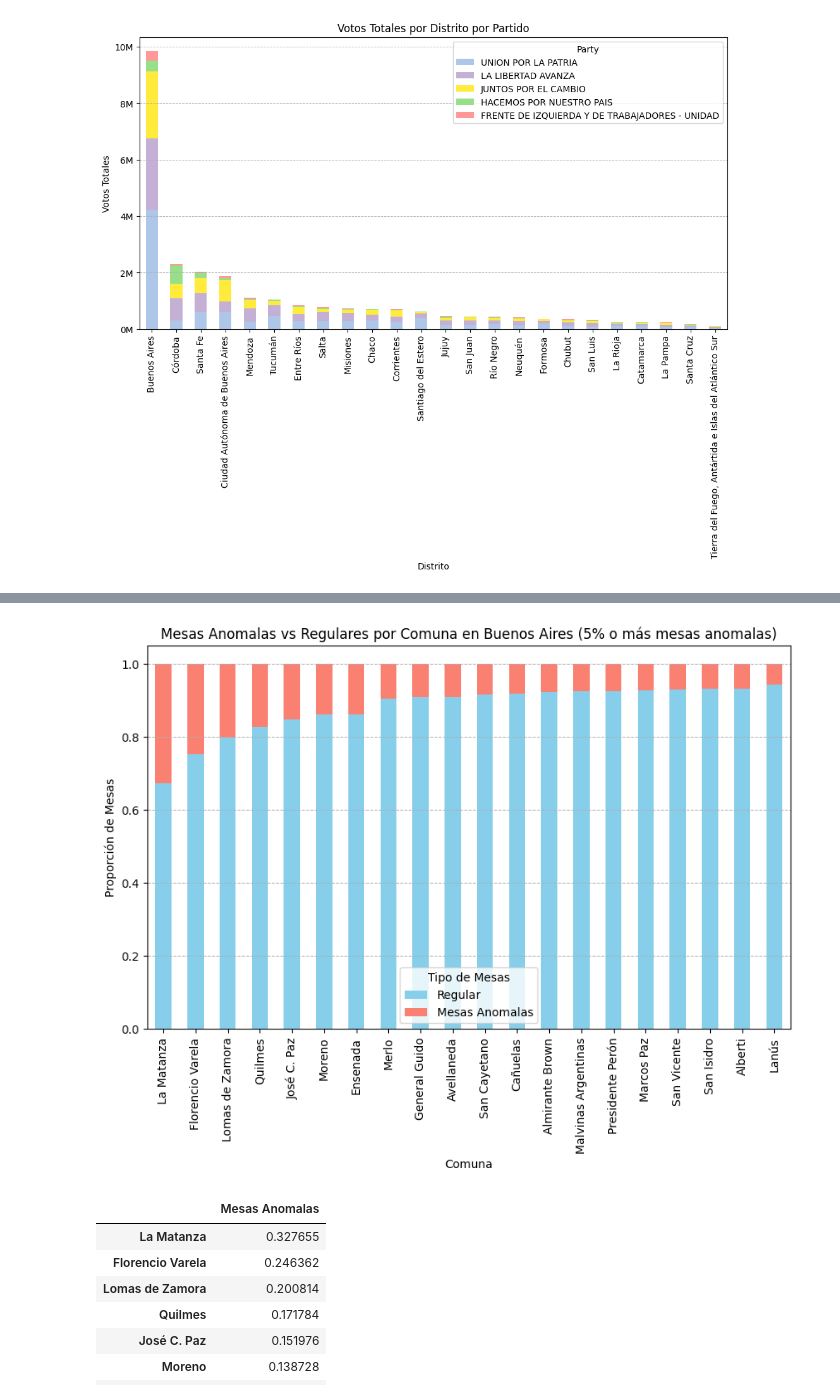
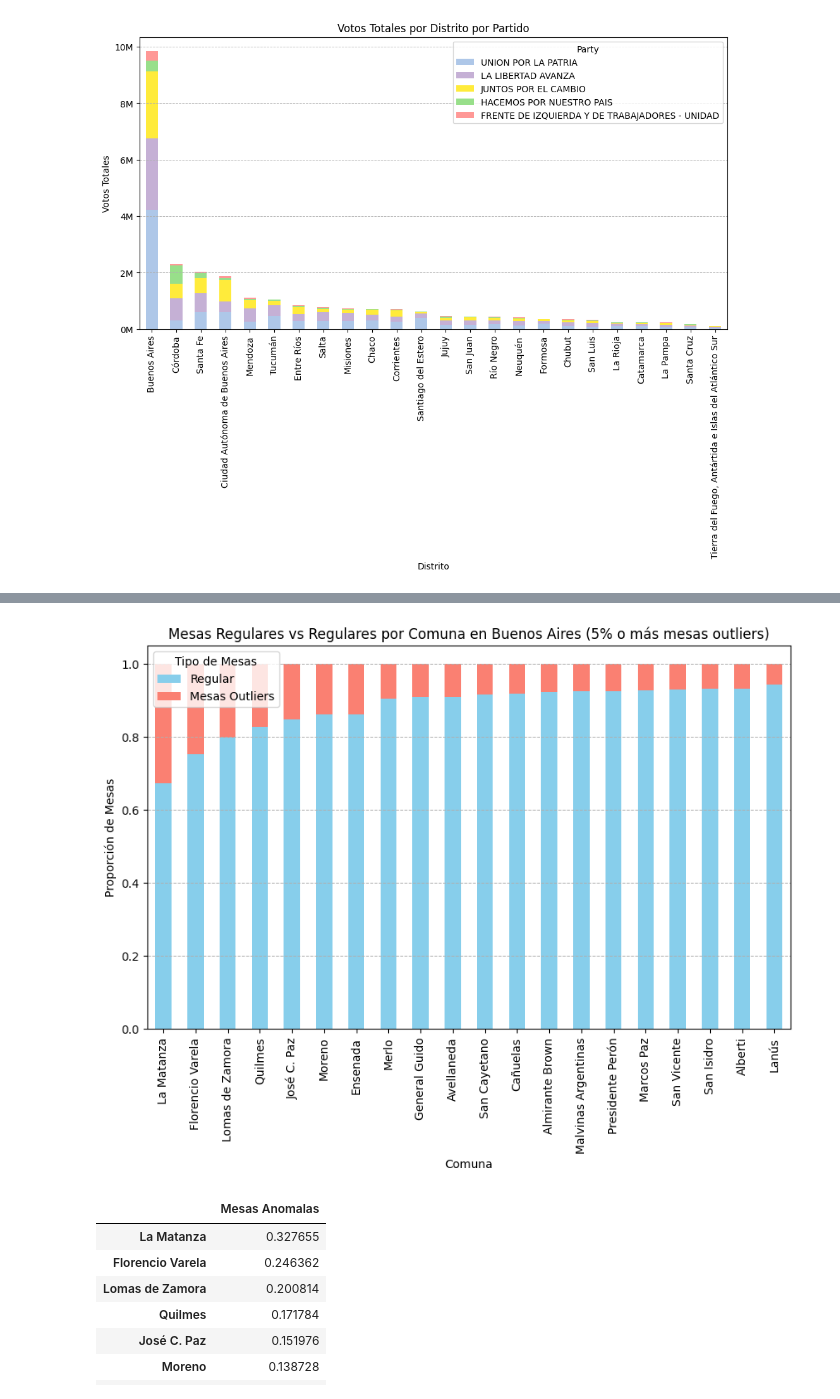
Before and after one commit to dgrandes/elecciones-arg-2023, a Jupyter notebook: Analisis-Elecciones.ipynb, the cells around one changed output, grey strips where cells are left out. Drawn from its saved outputs; the diff is of its cells as text; code cells hidden in the pictures.

```diff
--- a/Analisis-Elecciones.ipynb
+++ b/Analisis-Elecciones.ipynb
@@ -590,28 +583,28 @@ high_pref_votes_sorted
 # %%
 ba_data = data[data['Distrito'] == 'Buenos Aires']
 ba_high_pref_data = high_preference_tables[high_preference_tables['Distrito'] == 'Buenos Aires']
 total_tables_per_comuna = ba_data['Comuna_Municipio'].value_counts()
 high_pref_tables_per_comuna = ba_high_pref_data['Comuna_Municipio'].value_counts()
 comuna_data = pd.DataFrame({
     'Total': total_tables_per_comuna,
-    'Mesas Anomalas': high_pref_tables_per_comuna
+    'Mesas Outliers': high_pref_tables_per_comuna
 })
 comuna_data = comuna_data.fillna(0)  # Fill NaN values with 0
-comuna_data['Regular'] = comuna_data['Total'] - comuna_data['Mesas Anomalas']
+comuna_data['Regular'] = comuna_data['Total'] - comuna_data['Mesas Outliers']
 comuna_data_normalized = comuna_data.div(comuna_data['Total'], axis=0)
-comuna_data_filtered = comuna_data_normalized[comuna_data_normalized['Mesas Anomalas'] >= 0.05]
+comuna_data_filtered = comuna_data_normalized[comuna_data_normalized['Mesas Outliers'] >= 0.05]
 
-ax = comuna_data_filtered[['Regular', 'Mesas Anomalas']].sort_values(by='Mesas Anomalas', ascending=False).plot(kind='bar', stacked=True, figsize=(10, 6), color=['skyblue', 'salmon'])
-plt.title('Mesas Anomalas vs Regulares por Comuna en Buenos Aires (5% o más mesas anomalas)')
+ax = comuna_data_filtered[['Regular', 'Mesas Outliers']].sort_values(by='Mesas Outliers', ascending=False).plot(kind='bar', stacked=True, figsize=(10, 6), color=['skyblue', 'salmon'])
+plt.title('Mesas Regulares vs Regulares por Comuna en Buenos Aires (5% o más mesas outliers)')
 plt.xlabel('Comuna')
 plt.ylabel('Proporción de Mesas')
 plt.xticks(rotation=90)
 plt.grid(axis='y', linestyle='--', linewidth=0.7)
 plt.legend(title='Tipo de Mesas')
 
 plt.show()
 # %% [output]
-[figure, old version]
+[figure, new version]
 # %%
 (comuna_data_filtered.sort_values(by="Mesas Anomalas", ascending=False))[['Mesas Anomalas']]
 # %% [output]
```
Also changed, not shown: parts of 8 cells of this notebook.
